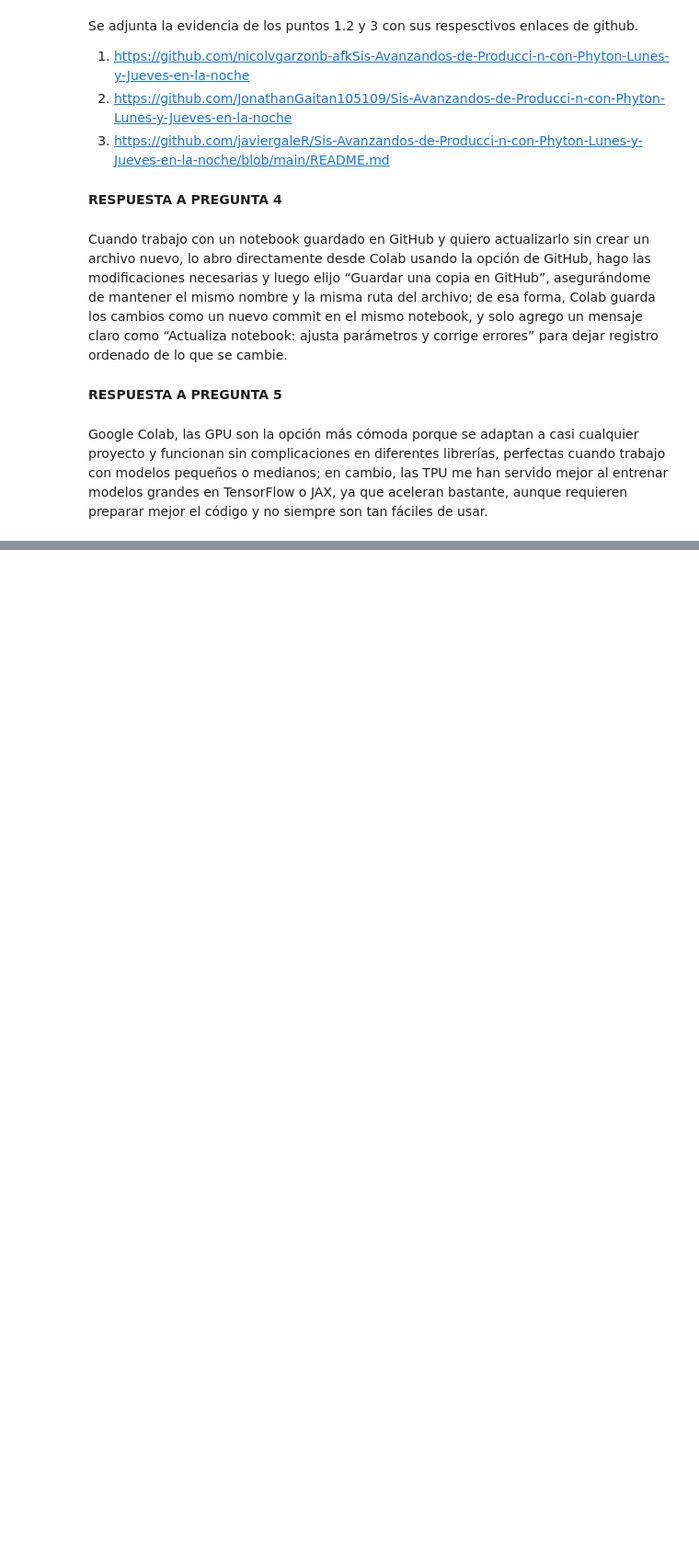
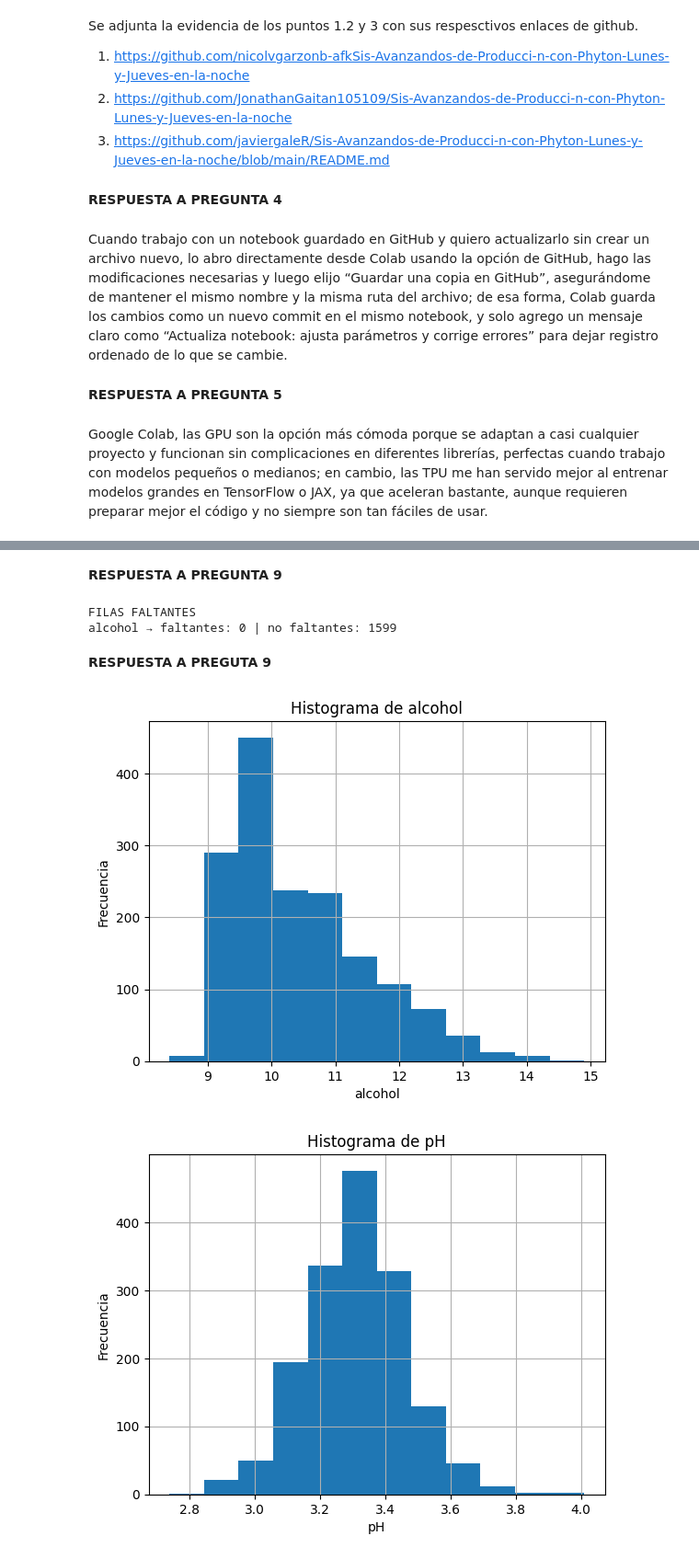
Before and after one commit to JonathanGaitan105109/Sis-Avanzandos-de-Producci-n-con-Phyton-Lunes-y-Jueves-en-la-noche, a Jupyter notebook: Garzon_Nicol_Galeano_Javier_Gaitan_Jonathan.ipynb, the cells around one changed output, grey strips where cells are left out. Shown at 92% size. Cells and saved outputs as stored; diff of their text form; code cells hidden in the pictures; blank space fills up the shorter version.

```diff
--- a/Garzon_Nicol_Galeano_Javier_Gaitan_Jonathan.ipynb
+++ b/Garzon_Nicol_Galeano_Javier_Gaitan_Jonathan.ipynb
@@ -910,0 +913,12 @@ Google Colab, las GPU son la opción más cómoda porque se adaptan a casi cualq
+# %%
+# ACA ES PARA CARGAR EL ARCHIVO DESDE UNA URL
+# URL directa al archivo .csv calidad de vinos
+import pandas as pd # Import the pandas library
+url = "https://archive.ics.uci.edu/ml/machine-learning-databases/wine-quality/winequality-red.csv"
+
+# Leer el archivo CSV especificando el separador de punto y coma
+VINOS = pd.read_csv(url, sep=';') #PANDAS PARA LEER LA BASE DE DATOS COMO HAY ; QUIERE DECIR QUE ESTA SEPARADOS POR ;
+
+# Mostrar las primeras 5 filas para verificar que se cargó correctamente
+print("Datos cargados exitosamente:")
+print(VINOS.head())
@@ -910,0 +1043,34 @@ Google Colab, las GPU son la opción más cómoda porque se adaptan a casi cualq
+# %% [markdown]
+**RESPUESTA A PREGUNTA 9**
+# %%
+"FILAS FALTANTES"
+"ejercicio 4"
+print("FILAS FALTANTES")
+faltantes_alcohol = pd.isnull(VINOS["alcohol"]).sum()
+no_faltantes_alcohol = pd.notnull(VINOS["alcohol"]).sum()
+print("alcohol → faltantes:", faltantes_alcohol, "| no faltantes:", no_faltantes_alcohol)
+# %% [output]
+FILAS FALTANTES
+alcohol → faltantes: 0 | no faltantes: 1599
+# %% [markdown]
+**RESPUESTA A PREGUTA 9**
+# %%
+import matplotlib.pyplot as plt
+
+plt.figure()
+VINOS['alcohol'].hist(bins=12)
+plt.title("Histograma de alcohol")
+plt.xlabel("alcohol")
+plt.ylabel("Frecuencia")
+plt.show()
+
+# Histograma de pH
+plt.figure()
+VINOS['pH'].hist(bins=12)
+plt.title("Histograma de pH")
+plt.xlabel("pH")
+plt.ylabel("Frecuencia")
+plt.show()
+# %% [output]
+[figure, added]
+[figure, added]
```
Also changed, not shown: parts of 7 cells of this notebook.
